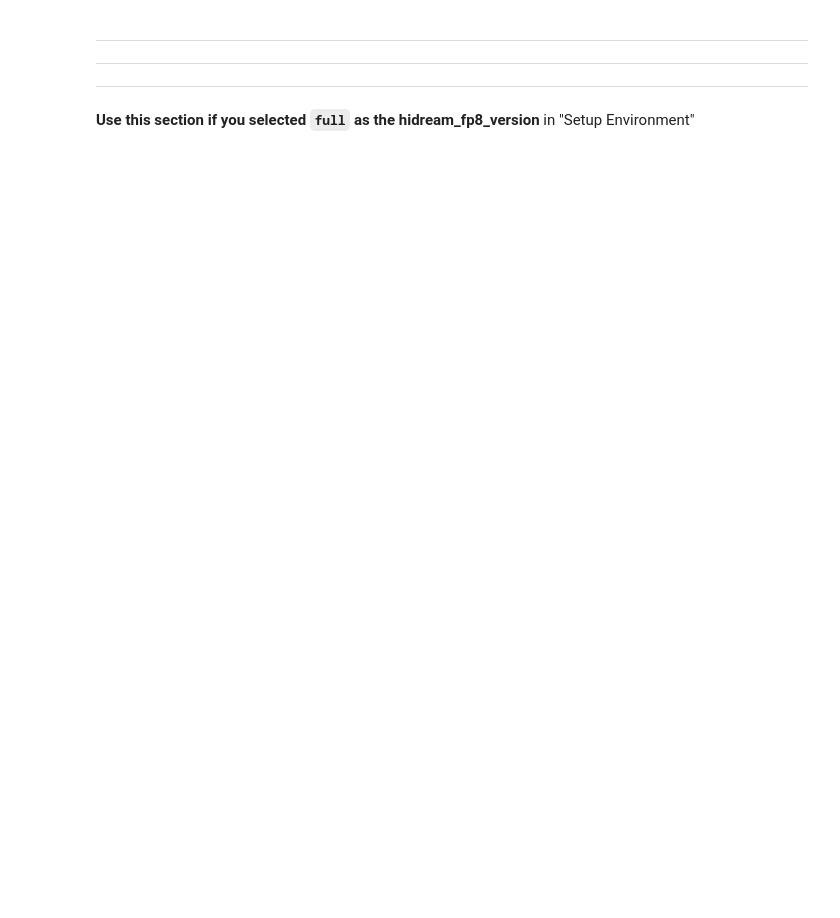
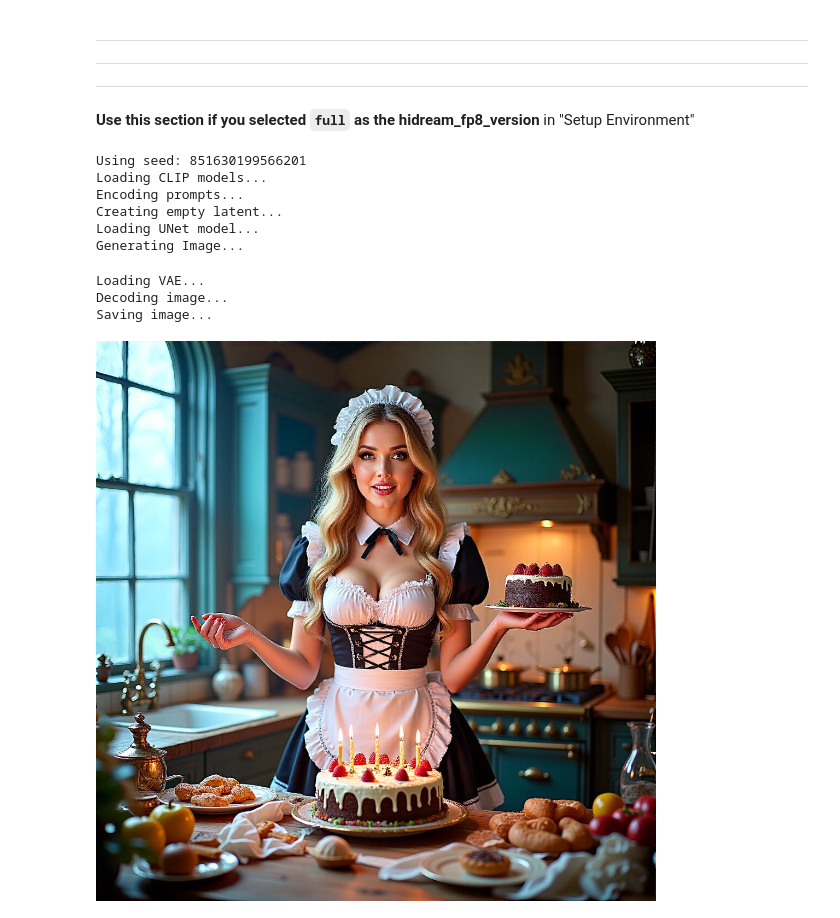
Before and after one commit to sadanomayk/Google-Colab_Notebooks, a Jupyter notebook: Hidream_T2V_GGUF_Q5.ipynb, the cells around one changed output. Drawn from its saved outputs; the diff is of its cells as text; code cells hidden in the pictures; blank space fills up the shorter version.

```diff
--- a/Hidream_T2V_GGUF_Q5.ipynb
+++ b/Hidream_T2V_GGUF_Q5.ipynb
@@ -385,31 +409,42 @@ output_path = generate_image(
 **Use this section if you selected `full` as the hidream_fp8_version** in "Setup Environment"
 # %%
 # @title Generate Image (Full Version)
-positive_prompt = "A sharp image of a beautiful 25-year-old curvy and busty blonde woman with long wavy hair, wearing a low-neck top and a short skirt, running toward the camera with a full-body view, dynamic motion, dramatic lighting, urban background. She looks slightly scared or determined. Two uniformed women in matching outfits are chasing her from behind. Cinematic style, shallow depth of field, high detail, full-body framing, natural lighting." # @param {"type":"string"}
-negative_prompt = "bad ugly jpeg artifacts blurry, extra limbs, distorted face, bad anatomy, low resolution, out of frame, cropped, low detail, unrealistic proportions, artifacts, dull" # @param {"type":"string"}
-width = 768 # @param {"type":"integer", "min":512, "max":2048}
-height = 512 # @param {"type":"integer", "min":512, "max":2048}
-seed = 0 # @param {"type":"integer"}
-steps = 50 # @param {"type":"integer", "min":1, "max":100}
+positive_prompt = "a beautiful 25-year-old curvy and busty blonde woman with long wavy hair wearing a maid outfit with a long black gold leaf pattern dress and a white apron mouth open holding a fancy black forest cake with candles on top in the kitchen of an old dark Victorian mansion lit by candlelight with a bright window to the foggy forest and very expensive stuff everywhere" # @param {"type":"string"}
+negative_prompt = "" # @param {"type":"string"}
+width = 1024 # @param {"type":"integer", "min":512, "max":2048}
+height = 1024 # @param {"type":"integer", "min":512, "max":2048}
+seed = 851630199566201 # @param {"type":"integer"}
+steps = 25 # @param {"type":"integer", "min":1, "max":100}
 cfg_scale = 5.0 # @param {"type":"number", "min":0.1, "max":20.0}
-sampler_name = "uni_pc" # @param ["lcm", "uni_pc", "euler", "dpmpp_2m", "ddim", "lms"]
-scheduler = "simple" # @param ["simple", "normal", "karras", "exponential"]
+sampler_name = "euler" # @param ["lcm", "uni_pc", "euler", "dpmpp_2m", "ddim", "lms"]
+scheduler = "beta" # @param ["simple", "normal", "karras", "exponential", "beta", "ddim_uniform", "sgm_uniform"]
 shift = 3.0 # @param {"type":"number", "min":0.0, "max":10.0}
 
 import random
 seed = seed if seed != 0 else random.randint(0, 2**32 - 1)
 print(f"Using seed: {seed}")
 
 # Generate the image
 output_path = generate_image(
     positive_prompt=positive_prompt,
     negative_prompt=negative_prompt,
     width=width,
     height=height,
     seed=seed,
     steps=steps,
     cfg_scale=cfg_scale,
     sampler_name=sampler_name,
     scheduler=scheduler,
     shift=shift
 )
+# %% [output]
+Using seed: 851630199566201
+Loading CLIP models...
+Encoding prompts...
+Creating empty latent...
+Loading UNet model...
+Generating Image...
+Loading VAE...
+Decoding image...
+Saving image...
+[figure, added]
```
Also changed, not shown: parts of 3 cells of this notebook.
